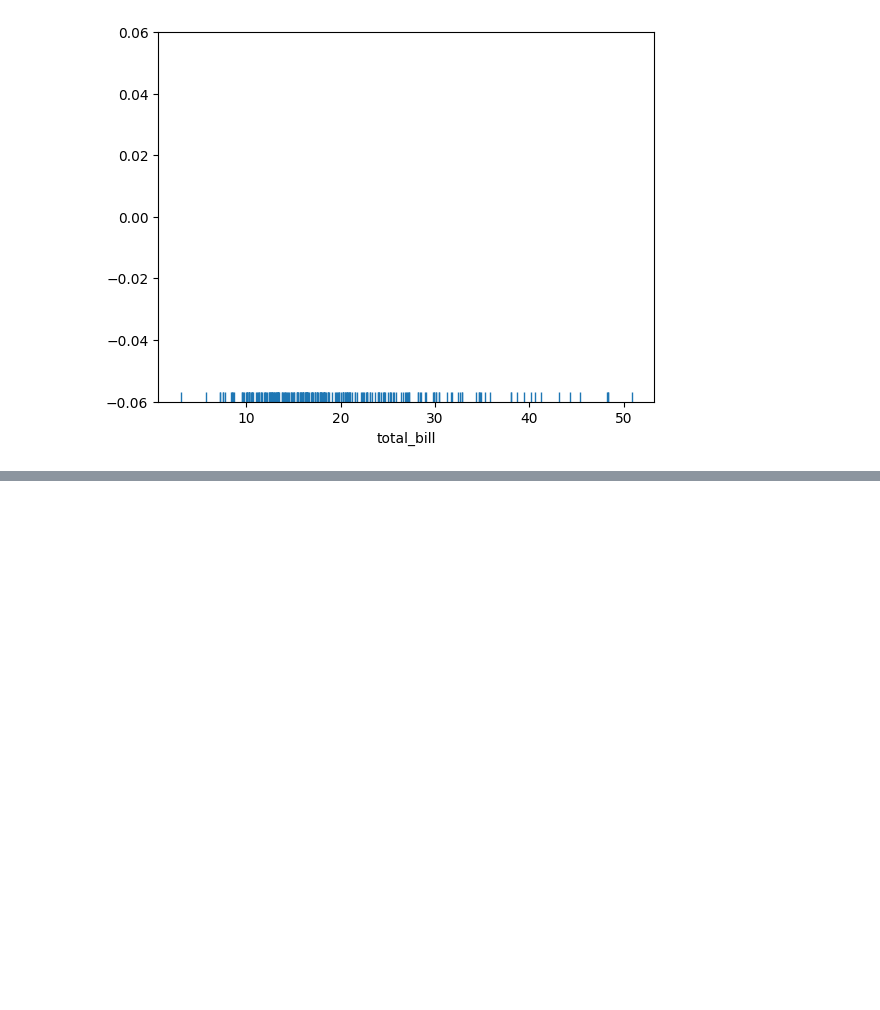
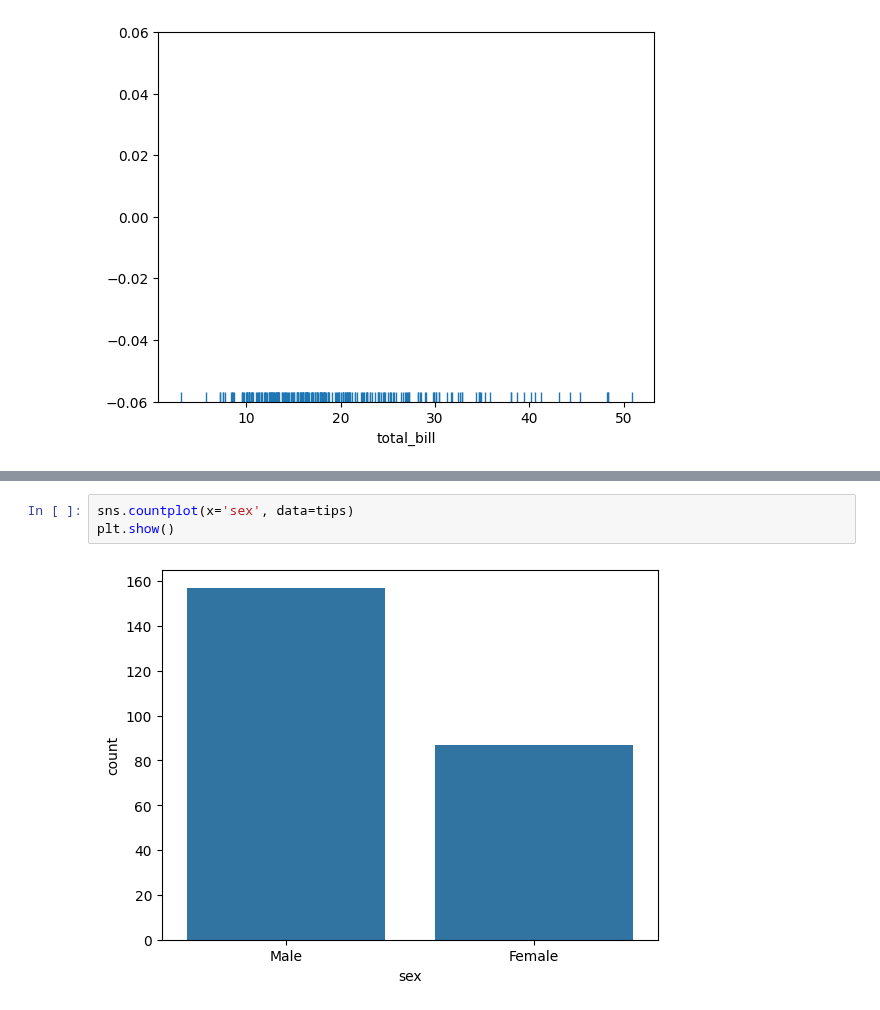
Before and after one commit to ashvikas23/DSL, a Jupyter notebook: prgm3.ipynb, the cells around one changed output, grey strips where cells are left out. Cells and saved outputs as stored; diff of their text form; blank space fills up the shorter version.

```diff
--- a/prgm3.ipynb
+++ b/prgm3.ipynb
@@ -250,0 +274,5 @@ sns.rugplot(tips['total_bill'])
+# %%
+sns.countplot(x='sex', data=tips)
+plt.show()
+# %% [output]
+[figure, added]
```
Also changed, not shown: parts of 16 cells of this notebook.
